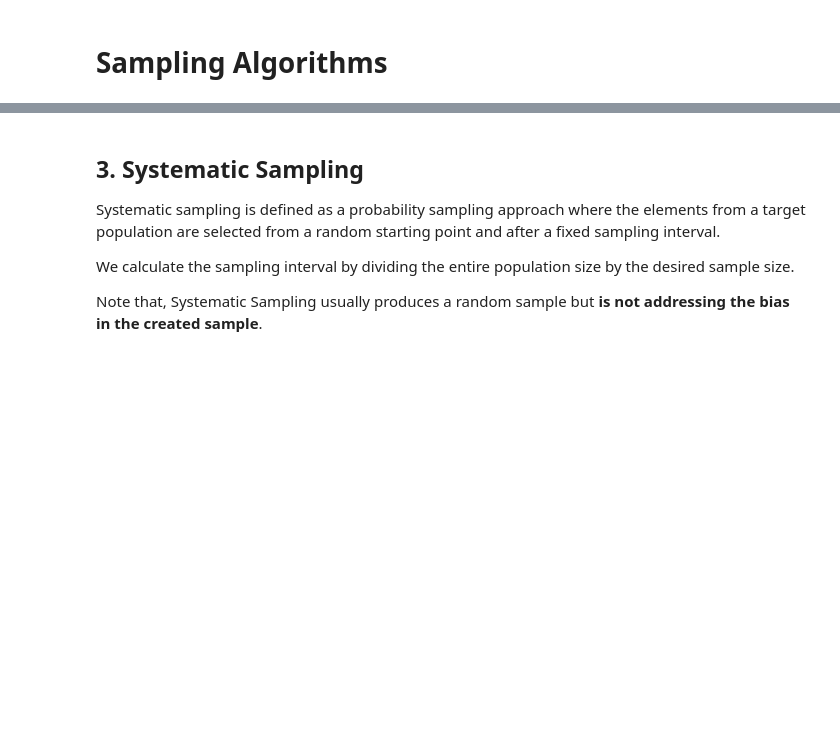
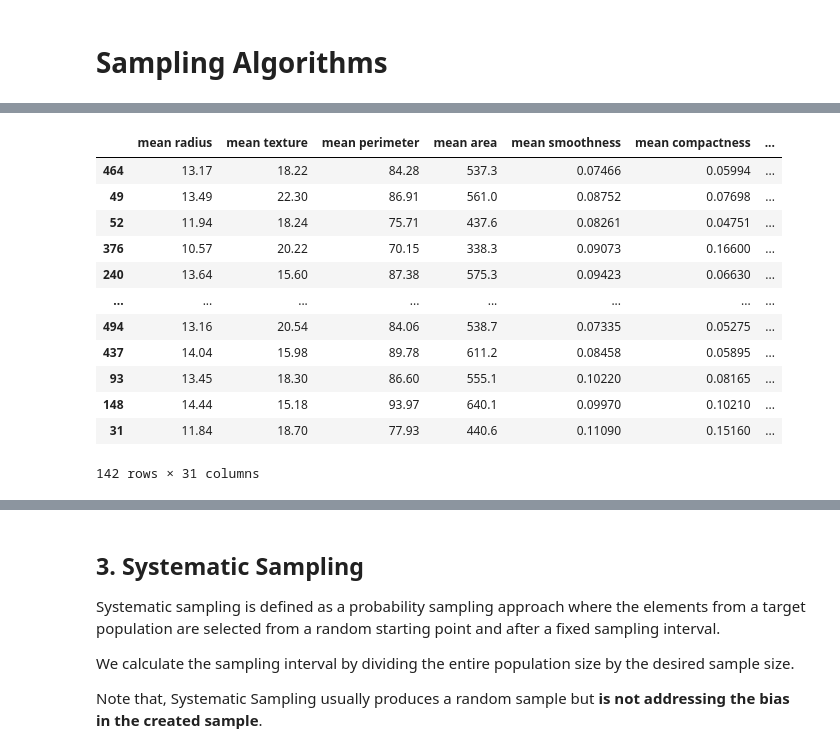
Before and after one commit to OrPerets/ml-for-business-analytics, a Jupyter notebook: notebooks/Lecture 7 - Sampling Algorithms.ipynb, the cells around one changed output, grey strips where cells are left out. Saved outputs shown, nothing was run; the diff lists cells and outputs as text; code cells hidden in the pictures; blank space fills up the shorter version.

```diff
--- a/notebooks/Lecture 7 - Sampling Algorithms.ipynb
+++ b/notebooks/Lecture 7 - Sampling Algorithms.ipynb
@@ -31,5 +56,19 @@ data.sample(n=5)
 # %%
-data.sample(frac=0.12)
+data.sample(frac=0.25)
+# %% [output]
+|  | mean radius | mean texture | mean perimeter | mean area | mean smoothness | mean compactness | ... |
+| 464 | 13.17 | 18.22 | 84.28 | 537.3 | 0.07466 | 0.05994 | ... |
+| 49 | 13.49 | 22.30 | 86.91 | 561.0 | 0.08752 | 0.07698 | ... |
+| 52 | 11.94 | 18.24 | 75.71 | 437.6 | 0.08261 | 0.04751 | ... |
+| 376 | 10.57 | 20.22 | 70.15 | 338.3 | 0.09073 | 0.16600 | ... |
+| 240 | 13.64 | 15.60 | 87.38 | 575.3 | 0.09423 | 0.06630 | ... |
+| ... | ... | ... | ... | ... | ... | ... | ... |
+| 494 | 13.16 | 20.54 | 84.06 | 538.7 | 0.07335 | 0.05275 | ... |
+| 437 | 14.04 | 15.98 | 89.78 | 611.2 | 0.08458 | 0.05895 | ... |
+| 93 | 13.45 | 18.30 | 86.60 | 555.1 | 0.10220 | 0.08165 | ... |
+| 148 | 14.44 | 15.18 | 93.97 | 640.1 | 0.09970 | 0.10210 | ... |
+| 31 | 11.84 | 18.70 | 77.93 | 440.6 | 0.11090 | 0.15160 | ... |
+142 rows × 31 columns
 # %% [markdown]
 ## 2. Stratified Sampling
 
```
Also changed, not shown: parts of 21 cells of this notebook.
